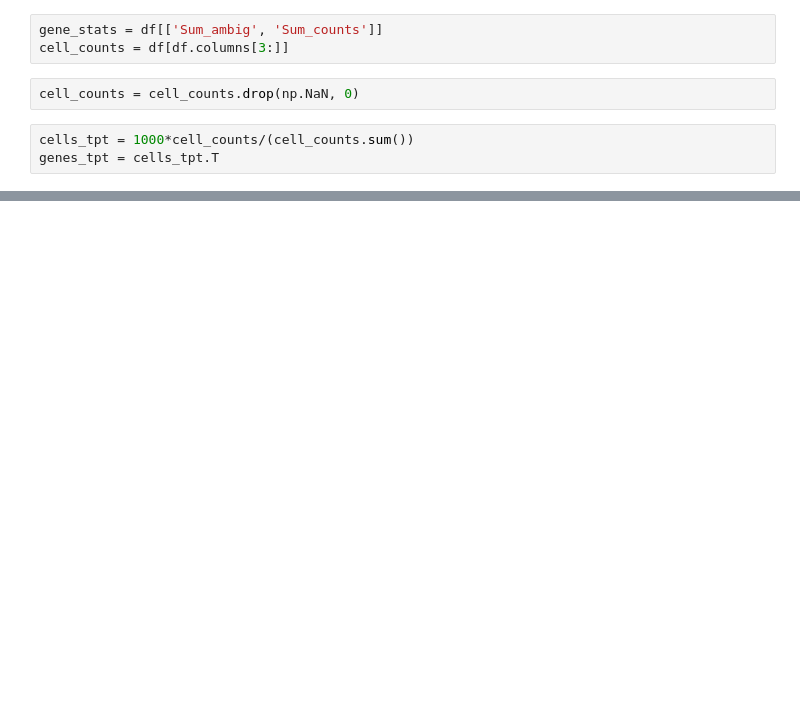
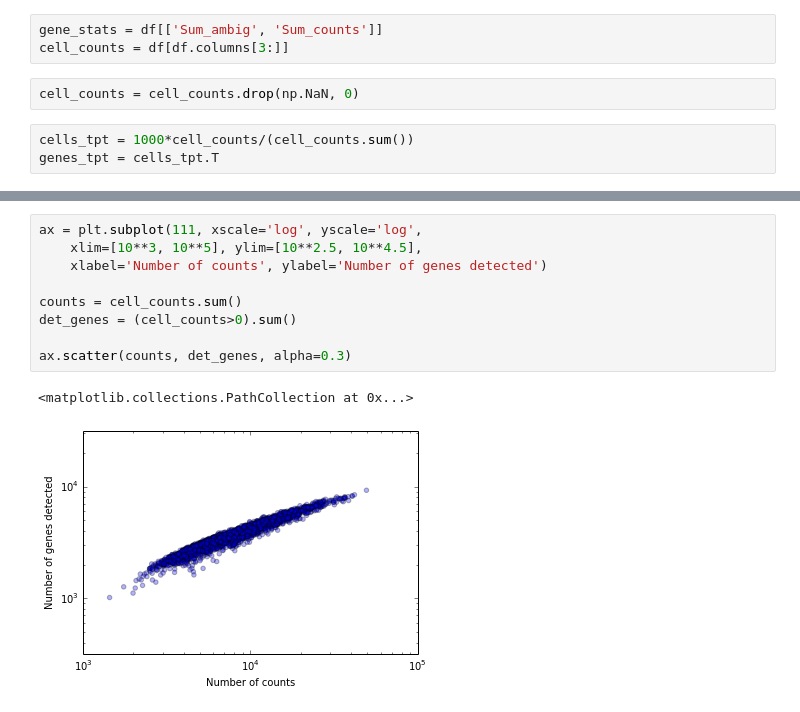
Before and after one commit to indrops/indrops, a Jupyter notebook: notebooks/Untitled0.ipynb, the cells around one changed output, grey strips where cells are left out. Cells and saved outputs as stored; diff of their text form; blank space fills up the shorter version.

```diff
--- a/notebooks/Untitled0.ipynb
+++ b/notebooks/Untitled0.ipynb
@@ -39,0 +42,12 @@ ax.scatter(means, var/means)
+# %%
+ax = plt.subplot(111, xscale='log', yscale='log',
+    xlim=[10**3, 10**5], ylim=[10**2.5, 10**4.5],
+    xlabel='Number of counts', ylabel='Number of genes detected')
+
+counts = cell_counts.sum()
+det_genes = (cell_counts>0).sum()
+
+ax.scatter(counts, det_genes, alpha=0.3)
+# %% [output]
+<matplotlib.collections.PathCollection at 0x...>
+[figure, added]
```
Also changed, not shown: parts of 25 cells of this notebook, 6 other files.
